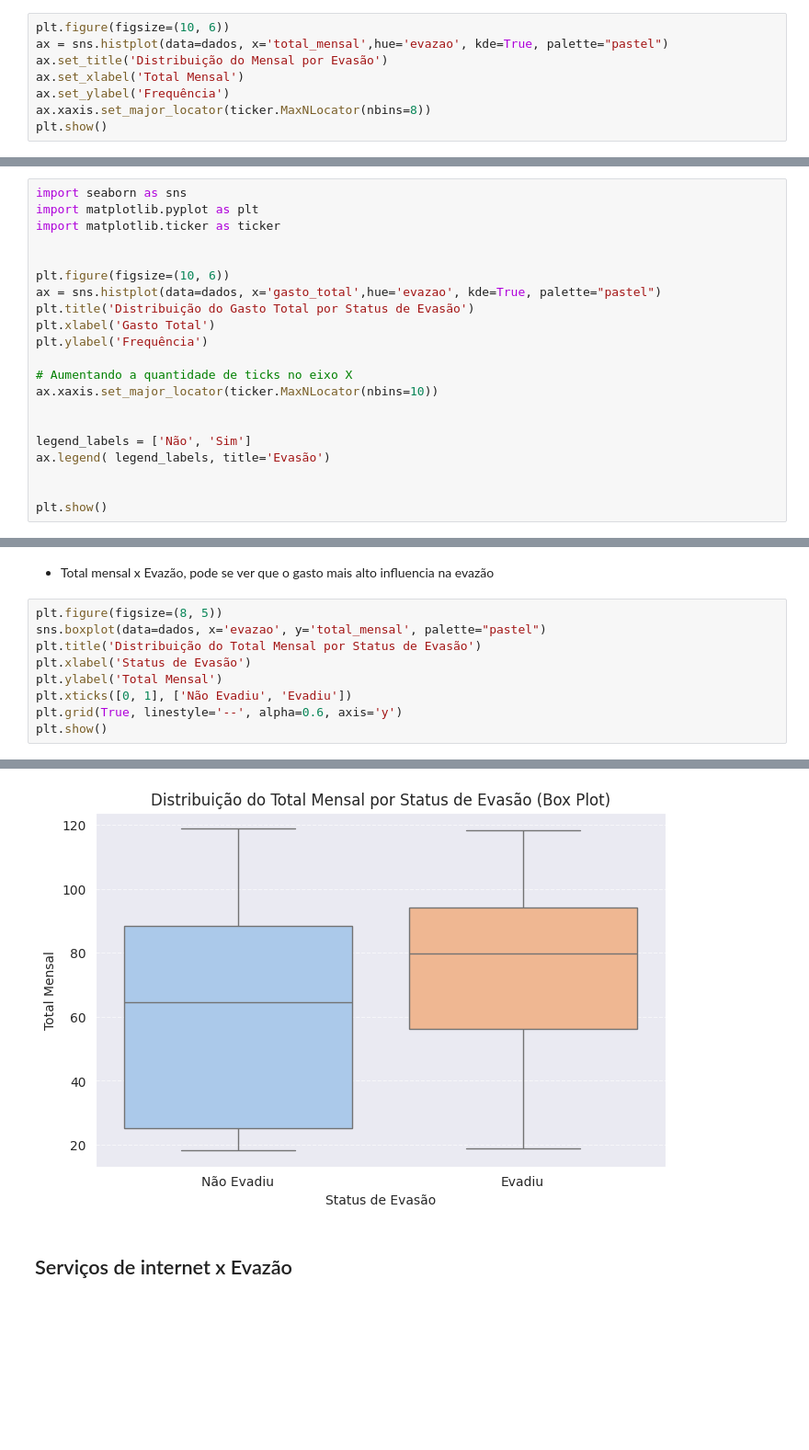
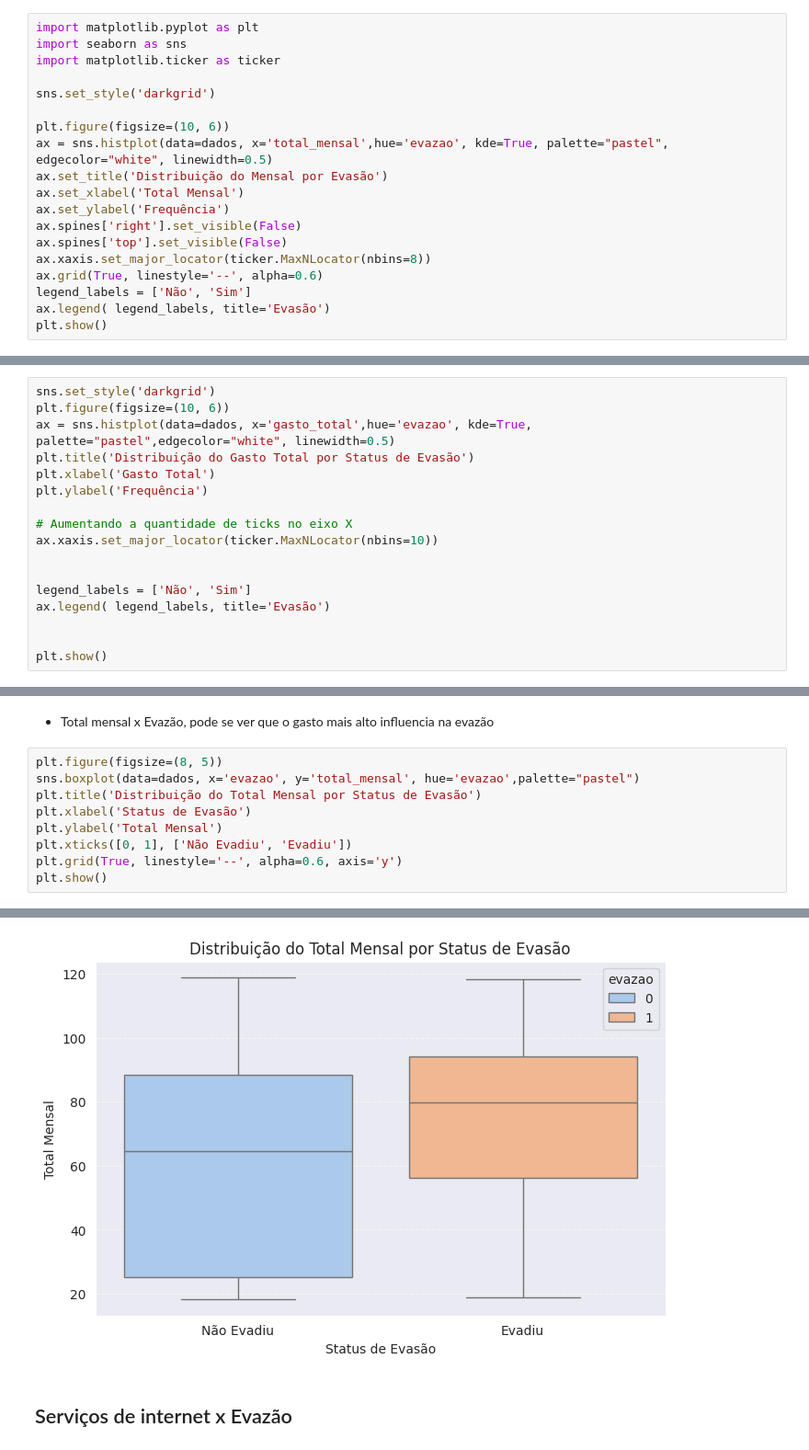
Before and after one commit to OliveiraGmo/Chalenge_TeleconX_alura, a Jupyter notebook: Gabriel_Monteiro_Challenge_TeleconX.ipynb, the cells around one changed output, grey strips where cells are left out. Shown at 92% size. Saved outputs shown, nothing was run; the diff lists cells and outputs as text; blank space fills up the shorter version.

```diff
--- a/Gabriel_Monteiro_Challenge_TeleconX.ipynb
+++ b/Gabriel_Monteiro_Challenge_TeleconX.ipynb
@@ -532,11 +565,22 @@ dtype: int64
 # %% [markdown]
 * Vemos que contas mensais com valores entre 60 e 105, tem um alto indice de evazão
 # %%
+import matplotlib.pyplot as plt
+import seaborn as sns
+import matplotlib.ticker as ticker
+
+sns.set_style('darkgrid')
+
 plt.figure(figsize=(10, 6))
-ax = sns.histplot(data=dados, x='total_mensal',hue='evazao', kde=True, palette="pastel")
+ax = sns.histplot(data=dados, x='total_mensal',hue='evazao', kde=True, palette="pastel", edgecolor="white", linewidth=0.5)
 ax.set_title('Distribuição do Mensal por Evasão')
 ax.set_xlabel('Total Mensal')
 ax.set_ylabel('Frequência')
+ax.spines['right'].set_visible(False)
+ax.spines['top'].set_visible(False)
 ax.xaxis.set_major_locator(ticker.MaxNLocator(nbins=8))
+ax.grid(True, linestyle='--', alpha=0.6)
+legend_labels = ['Não', 'Sim']
+ax.legend( legend_labels, title='Evasão')
 plt.show()
 # %% [output]
@@ -551,13 +595,9 @@ dados.groupby('evazao')['gasto_total'].describe()
 # %% [markdown]
 * Como já vimos acima que a maior parte da evazão ocorre nos primeiros meses, aqui vemos que pelo gasto total confirma essa afirmação.
 # %%
-import seaborn as sns
-import matplotlib.pyplot as plt
-import matplotlib.ticker as ticker
-
-
+sns.set_style('darkgrid')
 plt.figure(figsize=(10, 6))
-ax = sns.histplot(data=dados, x='gasto_total',hue='evazao', kde=True, palette="pastel")
+ax = sns.histplot(data=dados, x='gasto_total',hue='evazao', kde=True, palette="pastel",edgecolor="white", linewidth=0.5)
 plt.title('Distribuição do Gasto Total por Status de Evasão')
 plt.xlabel('Gasto Total')
 plt.ylabel('Frequência')
@@ -577,7 +617,7 @@ plt.show()
 * Total mensal x Evazão, pode se ver que o gasto mais alto influencia na evazão
 # %%
 plt.figure(figsize=(8, 5))
-sns.boxplot(data=dados, x='evazao', y='total_mensal', palette="pastel")
+sns.boxplot(data=dados, x='evazao', y='total_mensal', hue='evazao',palette="pastel")
 plt.title('Distribuição do Total Mensal por Status de Evasão')
 plt.xlabel('Status de Evasão')
 plt.ylabel('Total Mensal')
@@ -591,4 +628,4 @@ Passing `palette` without assigning `hue` is deprecated and will be removed in v
-[figure, old version]
+[figure, new version]
 # %% [markdown]
 ## Serviços de internet x Evazão
 # %% [markdown]
```
Also changed, not shown: parts of 6 cells of this notebook.
